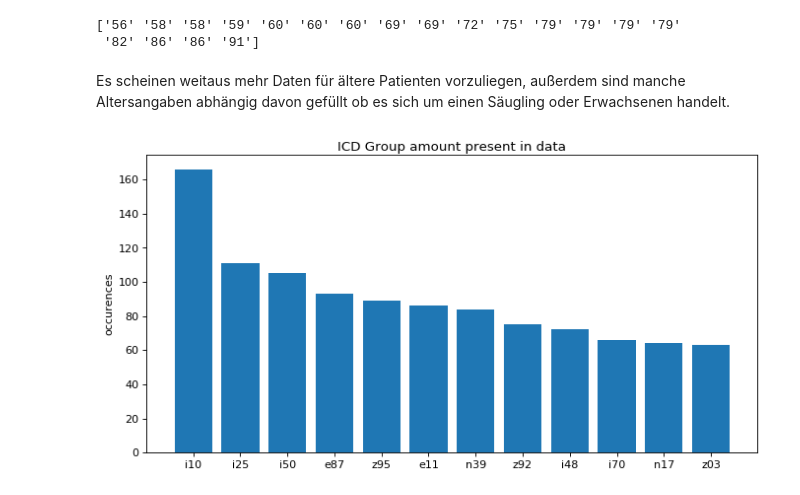
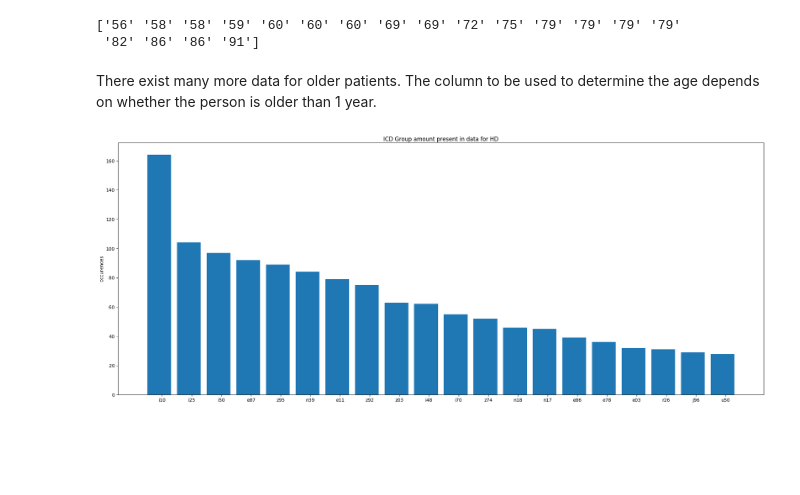
Before and after one commit to IngaIbs/mia, a Jupyter notebook: sql_examples.ipynb, the cells around one changed output. Cells and saved outputs as stored; diff of their text form; code cells hidden in the pictures; blank space fills up the shorter version.

```diff
--- a/sql_examples.ipynb
+++ b/sql_examples.ipynb
@@ -76,28 +76,29 @@ print(data[:,0])
 # %% [output]
 ['56' '58' '58' '59' '60' '60' '60' '69' '69' '72' '75' '79' '79' '79' '79'
  '82' '86' '86' '91']
-# %% [markdown]
-Es scheinen weitaus mehr Daten für ältere Patienten vorzuliegen, außerdem sind manche Altersangaben abhängig davon gefüllt ob es sich um einen Säugling oder Erwachsenen handelt.
+# %% [markdown]
+There exist many more data for older patients. The column to be used to determine the age depends on whether the person is older than 1 year.
 # %%
 c = db.cursor()
 c.execute('''
     SELECT DISTINCT char, count(char) as anz
     FROM (
-        SELECT lower(substr(icd_3stellig,1,3)) as char
+        SELECT lower(substr(icd_3stellig,1,3)) as char, icd_3stellig_klarname as name
         FROM icd
+        WHERE diagnoseart = "ND"
     )
     GROUP BY char
     ORDER BY anz desc
-    LIMIT 12
+    LIMIT 20
 ''')
 data = c.fetchall()
 ind = np.arange(len(data))
-fig = plt.figure(figsize=(10, 5), dpi= 80, facecolor='w', edgecolor='k')
+fig = plt.figure(figsize=(25, 10), dpi= 100, facecolor='w', edgecolor='k')
 ax = plt.gca()
 ax.bar(ind, [row[1] for row in data])
 ax.set_ylabel('occurences')
-ax.set_title('ICD Group amount present in data')
-ax.set_xticks(ind + .4)
+ax.set_title('ICD Group amount present in data for HD')
+ax.set_xticks(ind + .5)
 ax.set_xticklabels(row[0] for row in data);
 # %% [output]
-[figure, old version]
+[figure, new version]
```
Also changed, not shown: parts of 4 cells of this notebook.
